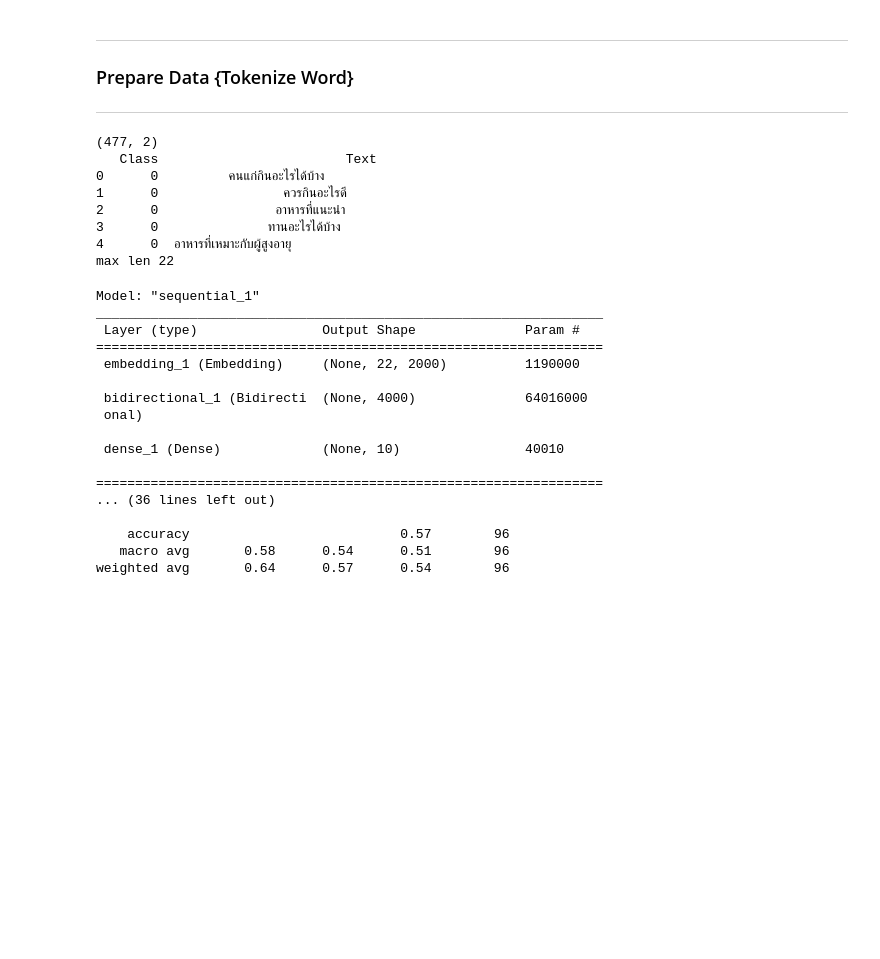
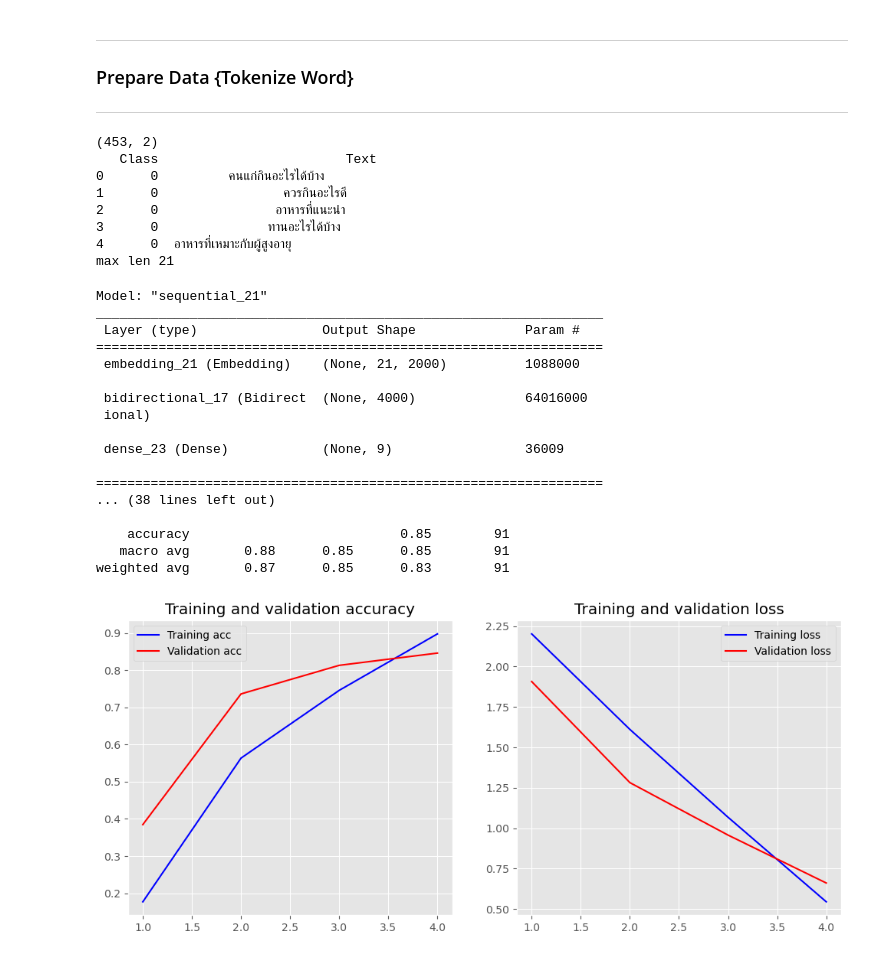
Before and after one commit to MoreINV8/NLP-Project, a Jupyter notebook: project.ipynb, the cells around one changed output. Drawn from its saved outputs; the diff is of its cells as text; code cells hidden in the pictures; blank space fills up the shorter version.

Commit message:
improve model

```diff
--- a/project.ipynb
+++ b/project.ipynb
@@ -50,6 +50,28 @@ from sklearn.metrics import confusion_matrix, classification_report
 ---
 ### Prepare Data {Tokenize Word}
 ---
+# %%
+import matplotlib.pyplot as plt
+plt.style.use('ggplot')
+
+def plot_history(history):
+    acc = history.history['accuracy']  # Change 'acc' to 'accuracy'
+    val_acc = history.history['val_accuracy']  # Change 'val_acc' to 'val_accuracy'
+    loss = history.history['loss']
+    val_loss = history.history['val_loss']
+    x = range(1, len(acc) + 1)
+
+    plt.figure(figsize=(12, 5))
+    plt.subplot(1, 2, 1)
+    plt.plot(x, acc, 'b', label='Training acc')
+    plt.plot(x, val_acc, 'r', label='Validation acc')
+    plt.title('Training and validation accuracy')
+    plt.legend()
+    plt.subplot(1, 2, 2)
+    plt.plot(x, loss, 'b', label='Training loss')
+    plt.plot(x, val_loss, 'r', label='Validation loss')
+    plt.title('Training and validation loss')
+    plt.legend()
 # %%
 # check data
 data = pd.read_csv("NLP_Elder_Companion.csv")
@@ -70,17 +92,17 @@ x = pad_sequences(comment, maxlen=maxlen, padding="post")
 y = np.array(data["Class"], dtype=np.int32).reshape(-1, 1)
 
 # One-hot encode the target data
-num_classes = 10
+num_classes = 9
 y = to_categorical(y, num_classes=num_classes)
 
-xTrain, xTest, yTrain, yTest = train_test_split(x, y, test_size=0.2, random_state=22)
+xTrain, xTest, yTrain, yTest = train_test_split(x, y, test_size=0.2, random_state=7)
 # %% [output]
-(477, 2)
+(453, 2)
    Class                        Text
 0      0         คนแก่กินอะไรได้บ้าง
 1      0                ควรกินอะไรดี
 2      0               อาหารที่แนะนำ
 3      0              ทานอะไรได้บ้าง
 4      0  อาหารที่เหมาะกับผู้สูงอายุ
-max len 22
+max len 21
 # %%
@@ -98,42 +120,45 @@ model.add(Embedding(input_dim=vocabSize,
                    output_dim=2000,
                    input_length=maxlen))
 model.add(Bidirectional(LSTM(2000)))
-model.add(Dense(10, activation="softmax"))
+model.add(Dense(9, activation="softmax"))
 
 model.summary()
 
 lost_func = CategoricalCrossentropy()
-otm = Adam()
+otm = Adam(learning_rate=0.00089)
 model.compile(optimizer=otm, loss=lost_func, metrics=["accuracy"])
 
-model.fit(xTrain, yTrain, batch_size=46, epochs=2, verbose=1)
+history = model.fit(xTrain, yTrain, validation_data=(xTest, yTest), batch_size=46, epochs=4, verbose=1)
 
 y_predict = model.predict(xTest)
 print(model.evaluate(xTest, yTest, verbose=1))
 
 y_predict = np.argmax(y_predict, axis=1)
 cm = confusion_matrix(np.argmax(yTest, axis=1), y_predict)
 report = classification_report(np.argmax(yTest, axis=1), y_predict)
 print("Confusion Matrix:")
 print(cm)
 
 print("\nClassification Report:")
 print(report)
+
+plot_history(history)
 # %% [output]
-Model: "sequential_1"
+Model: "sequential_21"
 _________________________________________________________________
  Layer (type)                Output Shape              Param #
 =================================================================
- embedding_1 (Embedding)     (None, 22, 2000)          1190000
+ embedding_21 (Embedding)    (None, 21, 2000)          1088000
 
- bidirectional_1 (Bidirecti  (None, 4000)              64016000
- onal)
+ bidirectional_17 (Bidirect  (None, 4000)              64016000
+ ional)
 
- dense_1 (Dense)             (None, 10)                40010
+ dense_23 (Dense)            (None, 9)                 36009
 
 =================================================================
-... (36 lines left out)
+... (38 lines left out)
 
-    accuracy                           0.57        96
-   macro avg       0.58      0.54      0.51        96
-weighted avg       0.64      0.57      0.54        96
+    accuracy                           0.85        91
+   macro avg       0.88      0.85      0.85        91
+weighted avg       0.87      0.85      0.83        91
+[figure, added]
```
Also changed, not shown: parts of 5 cells of this notebook, 1 other file.
